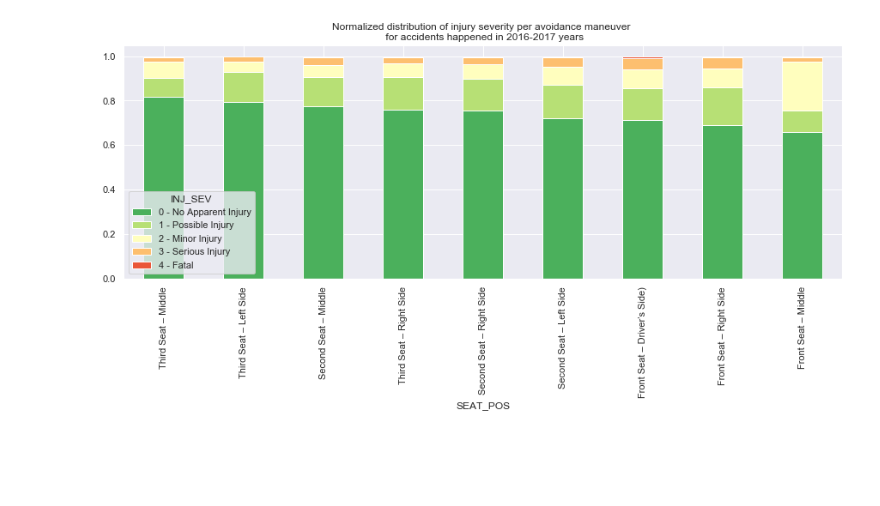
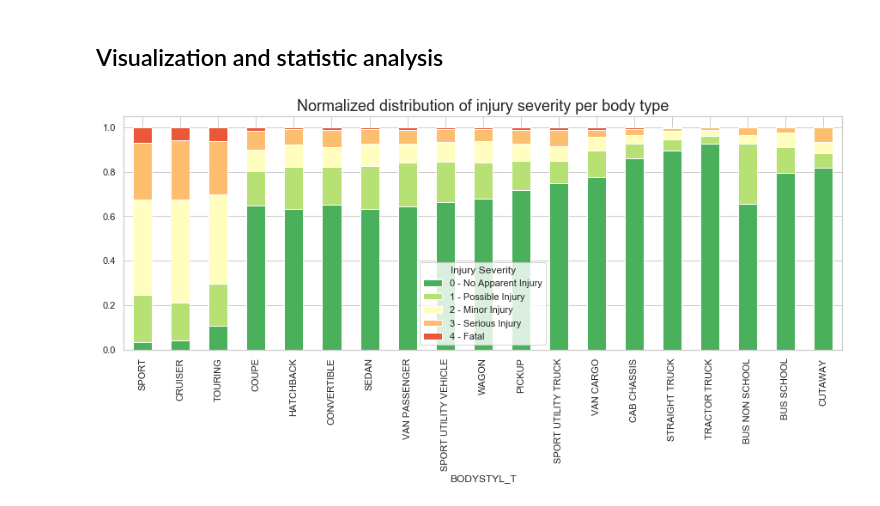
Before and after one commit to JuliaZozulia/vehicle_crashes, a Jupyter notebook: Crashes.ipynb, the cells around one changed output. Drawn from its saved outputs; the diff is of its cells as text; code cells hidden in the pictures; blank space fills up the shorter version.

```diff
--- a/Crashes.ipynb
+++ b/Crashes.ipynb
@@ -20,6 +38,10 @@ persons = persons2016.append(persons2017, sort=False)
 vindecode2016 = pd.read_csv("data/CRSS2016CSV/VINDECODE.csv", low_memory=False)
 vindecode2017 = pd.read_csv("data/CRSS2017CSV/VINDECODE.csv", low_memory=False)
 vindecode = vindecode2016.append(vindecode2017, sort=False)
+# %%
+distract2016 = pd.read_csv("data/CRSS2016CSV/distract.csv")
+distract2017 = pd.read_csv("data/CRSS2017CSV/distract.csv")
+distract = distract2016.append(distract2017, sort=False)
 # %%
 overlaping_columns = ['CASENUM', 'REGION', 'PSU', 'PJ', 'PSU_VAR', 'URBANICITY', 'STRATUM', 'VE_FORMS',
                       'MONTH', 'HOUR', 'MINUTE', 'HARM_EV', 'MAN_COLL', 'SCH_BUS', 'PSUSTRAT',
@@ -34,6 +56,10 @@ df = df.merge(vehicles, on= overlaping_columns,suffixes=(False, False))
 # %%
 overlaping_columns = ["CASENUM", "VEH_NO", "VIN"]
 df = df.merge(vindecode, on=overlaping_columns, suffixes=(False, False), how="inner")
+# %%
+overlaping_columns = ["CASENUM", "VEH_NO", 'PSU', 'PJ', 'STRATUM', 'URBANICITY', 'REGION', 'PSUSTRAT', 'PSU_VAR',
+       'WEIGHT']
+df = df.merge(distract, on=overlaping_columns, suffixes=(False, False), how="inner")
 # %%
 df.info()
 # %% [output]
@@ -77,0 +140,27 @@ df.INJ_SEV = df.INJ_SEV.replace(severety)
+# %%
+MDRDSTRD_dict = {
+    0: "Not Distracted",
+    1: "Looked But Did Not See",
+    3: "By Other Occupants",
+    4: "By a Moving Object In Vehicle",
+    5: "Cellular Phone",
+    6: "Cellular Phone",
+    7: "While Adjusting Controls",
+    9: "While Adjusting Controls",
+    10: "While Using Or Reaching For Device/Object Brought into Vehicle",
+    12: "Distracted By Outside Person, Object Or Event",
+    13: "Eating Or Drinking",
+    14: "Smoking Related",
+    15: "Cellular Phone",
+    16: np.nan,
+    17: "Inattention",
+    18: "Careless",
+    19: "Inattention",
+    92: "Inattention",
+    93: "Inattention",
+    96: np.nan,
+    97: "Lost In Thought/Day Dreaming",
+    98: np.nan,
+    99: np.nan,
+}
+df.MDRDSTRD = df.MDRDSTRD.replace(MDRDSTRD_dict)
@@ -359,8 +294,11 @@ df.SEAT_POS = df.SEAT_POS.replace(SEAT_POS_dict)
-# %%
-plot_normalized(df, column_name = "SEAT_POS", aggregate_column = 'INJ_SEV', sort_by = "0 - No Apparent Injury")
-plt.title(
-    "Normalized distribution of injury severity per avoidance maneuver \n for accidents happened in 2016-2017 years"
-)
-plt.show()
-# %% [output]
-[figure, removed]
+# %% [markdown]
+## Visualization and statistic analysis
+# %%
+plot_normalized(df, "BODYSTYL_T")
+plt.title(
+    "Normalized distribution of injury severity per body type",
+    size=18,
+)
+plt.show()
+# %% [output]
+[figure, added]
```
Also changed, not shown: parts of 68 cells of this notebook.
